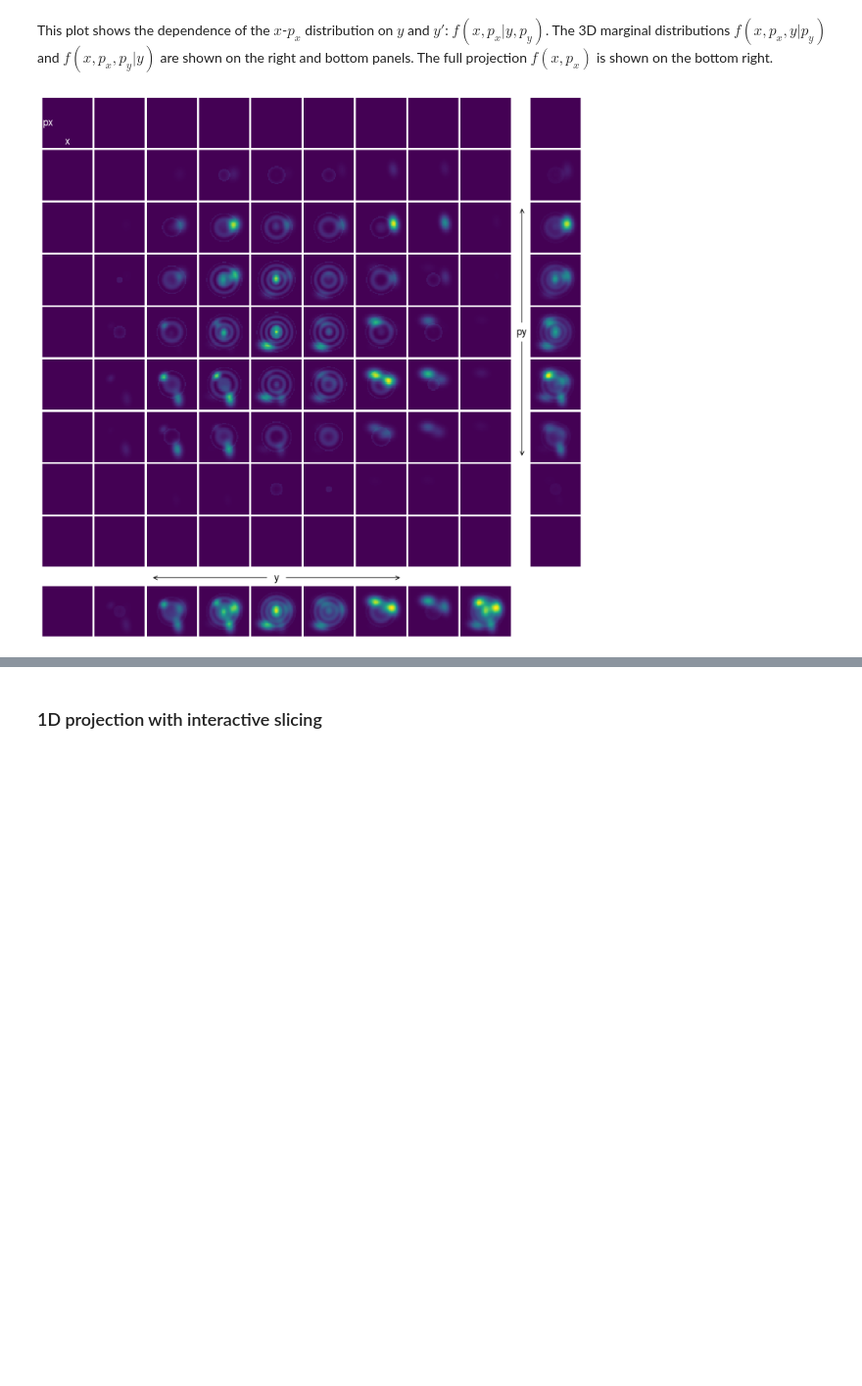
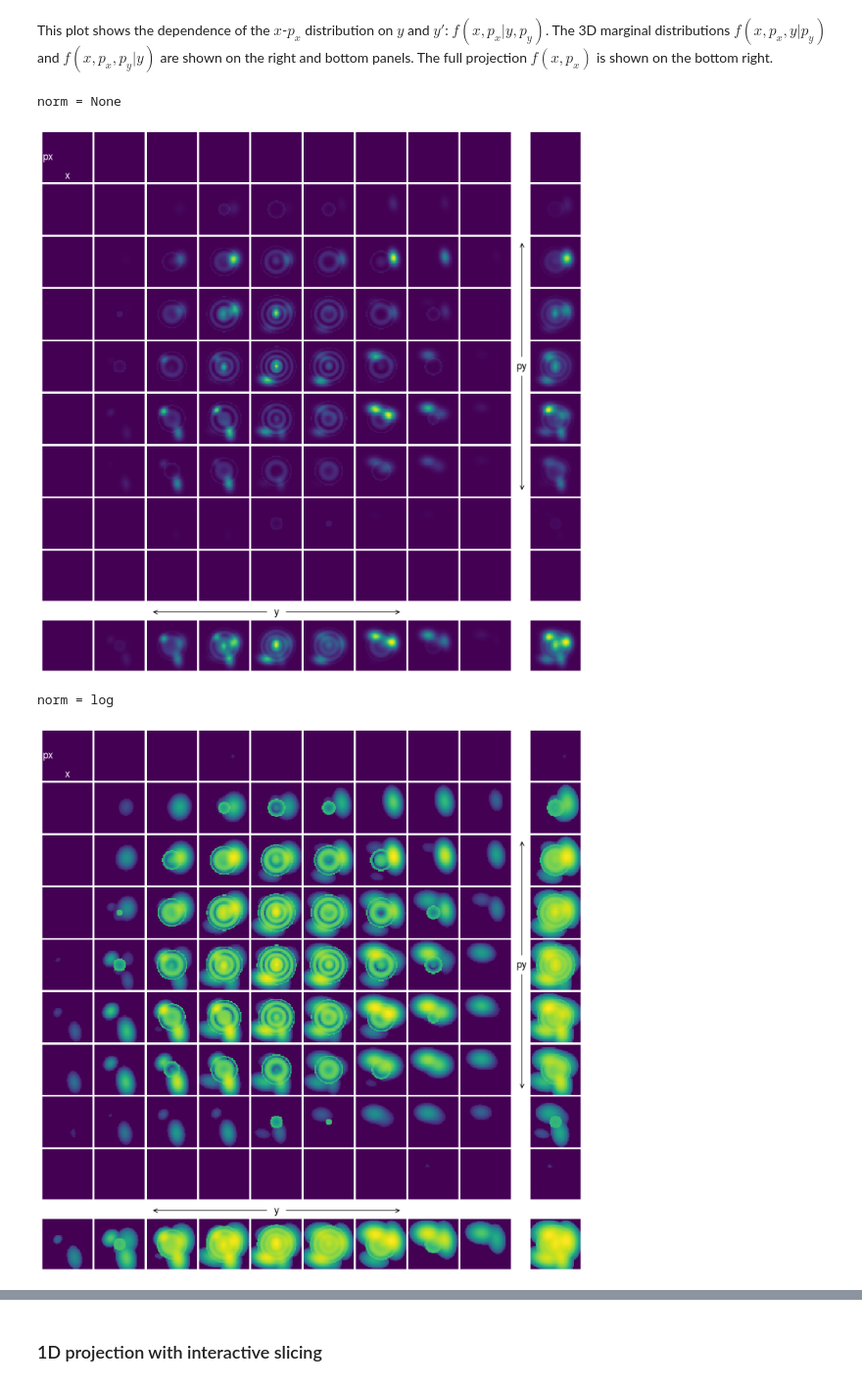
Before and after one commit to austin-hoover/ps-dist, a Jupyter notebook: examples/plot_hist.ipynb, the cells around one changed output, grey strips where cells are left out. Shown at 98% size. Saved outputs shown, nothing was run; the diff lists cells and outputs as text; code cells hidden in the pictures; blank space fills up the shorter version.

```diff
--- a/examples/plot_hist.ipynb
+++ b/examples/plot_hist.ipynb
@@ -18,25 +17,25 @@ uplt.rc["grid"] = False
 # %% [markdown]
 ## 2D histograms
 # %%
-# seed = 1951
-# resolution = 50
+seed = 1951
+resolution = 50
 
-# rng = np.random.default_rng(seed)
-# coords = 2 * [np.linspace(-5.0, 5.0, resolution)]
+rng = np.random.default_rng(seed)
+coords = 2 * [np.linspace(-5.0, 5.0, resolution)]
 
-# hist = ps.Histogram(coords=coords)
-# X, Y = hist.meshgrid()
+hist = ps.Histogram(coords=coords)
+X, Y = hist.meshgrid()
 
-# values = np.zeros((resolution, resolution))
-# for _ in range(4):
-#     loc = rng.uniform(-2.0, +2.0, size=2)
-#     scale = rng.uniform(+0.5, +1.5, size=2)
-#     values += np.exp(
-#         -0.5 * (((X - loc[0]) / scale[0]) ** 2 + ((Y - loc[1]) / scale[1]) ** 2)
-#     )
-# values = values**2
-# hist.values = values
+values = np.zeros((resolution, resolution))
+for _ in range(4):
+    loc = rng.uniform(-2.0, +2.0, size=2)
+    scale = rng.uniform(+0.5, +1.5, size=2)
+    values += np.exp(
+        -0.5 * (((X - loc[0]) / scale[0]) ** 2 + ((Y - loc[1]) / scale[1]) ** 2)
+    )
+values = values**2
+hist.values = values
 
-# hist.values /= hist.values.max()
-# hist.values[hist.values < 0.001] = 0.0
+hist.values /= hist.values.max()
+hist.values[hist.values < 0.001] = 0.0
 # %%
@@ -211,31 +222,36 @@ Use `CornerGrid`; add 1D spines, logarithmic colormap and scaling.
 # %% [markdown]
 This plot shows the dependence of the $x$-$p_x$ distribution on $y$ and $y'$: $f(x, p_x | y, p_y)$. The 3D marginal distributions $f(x, p_x, y | p_y)$ and $f(x, p_x, p_y | y)$ are shown on the right and bottom panels. The full projection $f(x, p_x)$ is shown on the bottom right.
 # %%
-for norm in (None, "log")[:1]:
+for norm in [None, "log"]:
+    print("norm =", norm)
+
     grid = psv.SliceGrid(
         nrows=9,
         ncols=9,
         space=0.2,
         gap=2.0,
         marginals=True,
         annotate=True,
         annotate_kws_view=dict(color="white"),
         annotate_kws_slice=dict(color="black"),
         xspineloc="neither",
         yspineloc="neither",
         figwidth=7.0,
     )
     grid.plot_hist(
         hist.project(axis=(0, 1, 2, 3)),
         labels=dims,
         axis_view=(0, 1),
         axis_slice=(2, 3),
-        debug=False,
         vmax=1.0,  # shared cmap
         norm=norm,
         offset=1.0,  # offset to deal with zeros for log cmap
+        debug=False,
     )
     plt.show()
 # %% [output]
+norm = None
-[figure, old version]
+[figure, new version]
+norm = log
+[figure, added]
 # %% [markdown]
```
Also changed, not shown: parts of 14 cells of this notebook, 4 other files.
